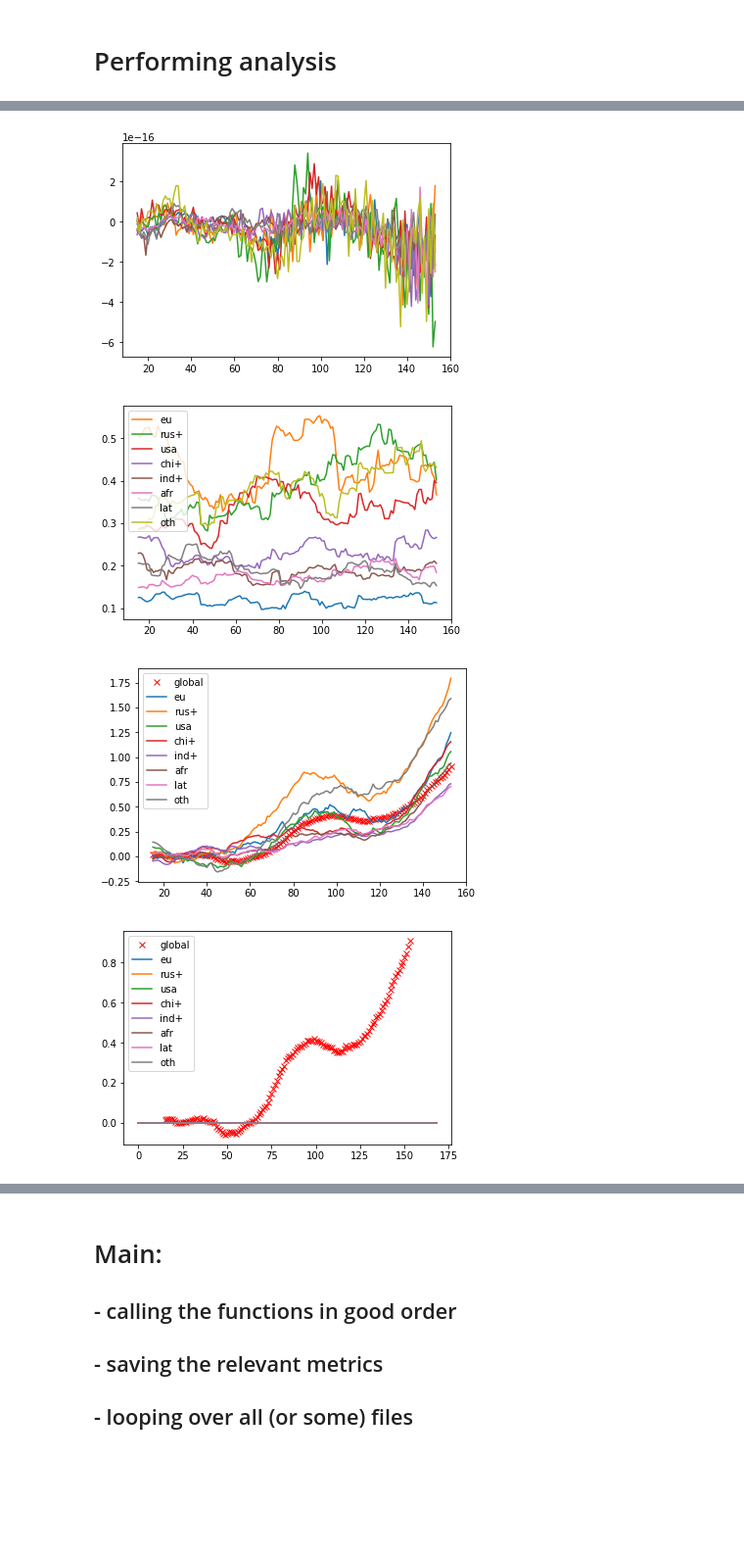
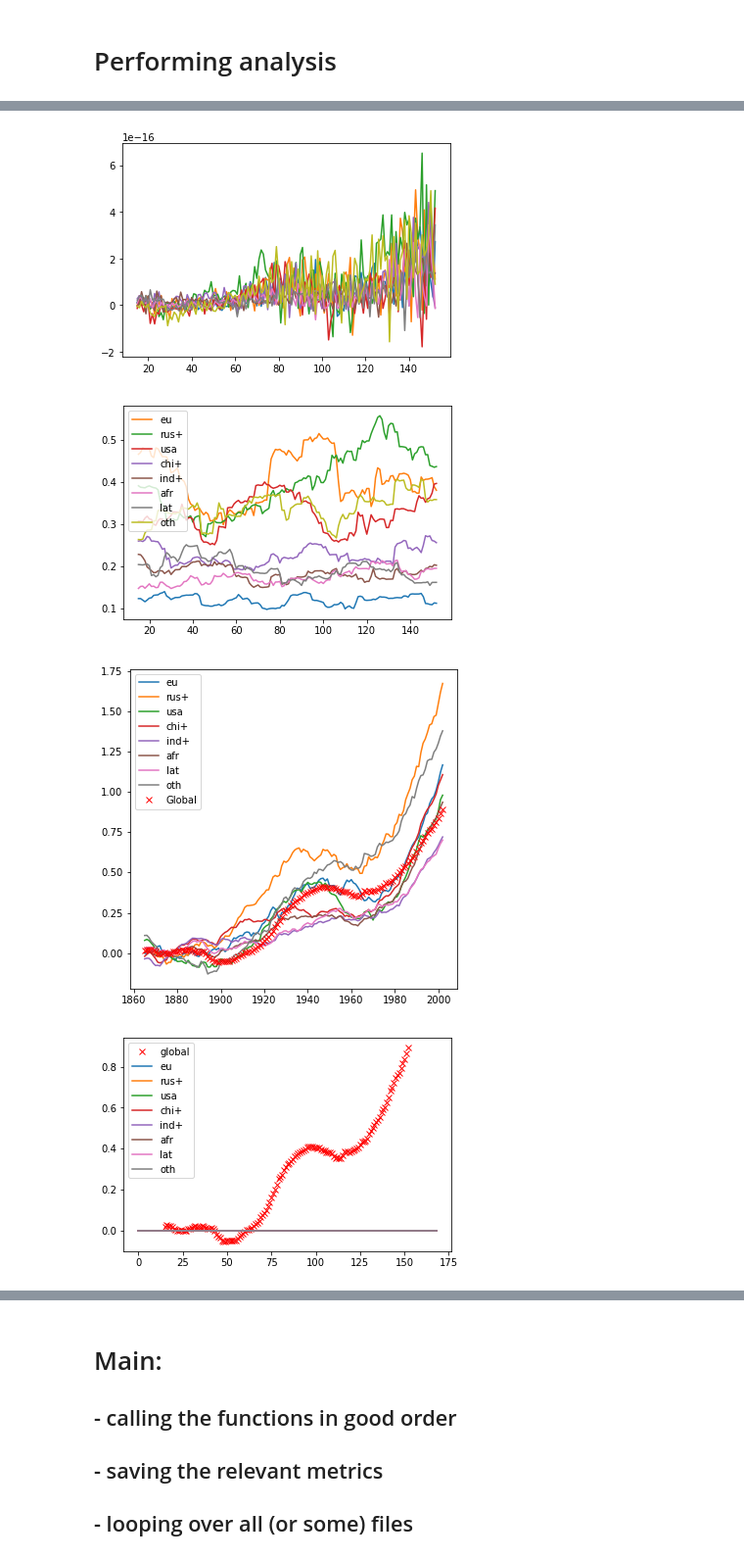
Before and after one commit to jkikstra/climvar, a Jupyter notebook: IlyasPastVariability.ipynb, the cells around one changed output, grey strips where cells are left out. Shown at 98% size. Saved outputs shown, nothing was run; the diff lists cells and outputs as text; code cells hidden in the pictures; blank space fills up the shorter version.

```diff
--- a/IlyasPastVariability.ipynb
+++ b/IlyasPastVariability.ipynb
@@ -139,7 +138,7 @@ def create_weighted_grids(grid): # grid should be input of 36 x 72 (so for 1 tim
 # %%
 # load the medians of the temperature anomalies from the datafile
 dsdir = '/data/aod/Ilyasetal2017_annual/wrt_18501900/'
-dsname = 'median.nc'
+dsname = 'ensemble_statistics.ann_wrt_18501900.nc' #'median.nc'
 DS = xr.open_dataset(dsdir + dsname, decode_times=False)
 t_anom_ds = DS['median']     # yearly data; [167 x 36 x 72], float32
 t_anom = t_anom_ds.values
@@ -209,23 +216,34 @@ def do_regional_data(data):
     for c in range(numregions): # run over all regions
         for year in range(numyears): # run over all years
             t_sum = 0
+            areaweights_sum = 0
             for i in range(grid_lat):
                 for j in range(grid_lon):
                     # this highly nested loop applies the weights of the masked grid to the data.
+                        ## apply area weighting here
+
                     if data.ndim == 2:
-                        t_sum = t_sum + (data[i][j] * weighted_grid[c][i][j])
+                        t_sum = t_sum + data[i][j] * weighted_grid[c][i][j]*areaweight(i)
+                        areaweights_sum = areaweights_sum + weighted_grid[c][i][j]*areaweight(i)
                     else:
-                        t_sum = t_sum + (data[year][i][j] * weighted_grid[c][i][j])
-            t_mean = t_sum/np.nansum(weighted_grid[c])
+                        t_sum = t_sum + data[year][i][j] * weighted_grid[c][i][j]*areaweight(i)
+                        areaweights_sum = areaweights_sum + weighted_grid[c][i][j]*areaweight(i)
+            t_mean = t_sum/areaweights_sum
             regional_data[c][year] = t_mean
 
     return regional_data
 
 regional_data = do_regional_data(t_anom)
-
-
-
-# plt.figure()
-# # plt.plot(range(regional_data.shape[1]), np.mean(global_data_detrended, axis=1))
-# for c in range(len(regions)):
-#     plt.plot(range(regional_data.shape[1]), regional_data[c])
+# %%
+# check results by printing regional mean temperatures, with area weighting
+plt.figure(figsize=(6, 6))
+# plt.plot(range(regional_data.shape[1]), np.mean(global_data_detrended, axis=1))
+global_data_plot = np.zeros(numyears_data)
+for k in range(numyears_data):
+    global_data_plot[k]  = np.mean(t_anom[k])
+
+for c in range(len(regions)):
+    plt.plot(range(startyr, endyr+1), regional_data[c], label = regions[c+1])
+plt.plot(range(startyr, endyr+1), global_data_plot,'rx', label = 'Global')
+plt.legend()
+plt.xlim((startyr,endyr))
@@ -352,6 +360,5 @@ nan
 # %%
 # check the data output:
-
 
 
 # regional temperatures (for all 30 entries of a climateperiod at a certain year) - should be fluctuating around zero
@@ -375,11 +382,14 @@ for c in range(len(regions)):
 plt.legend()
 
 # climatic temperatures:
-plt.figure()
-plt.plot(range(regional_data.shape[1]), global_clim_data, 'rx', label = 'global')
+plt.figure(figsize=(6, 6))
+
 for c in range(len(regions)):
-    plt.plot(range(regional_data.shape[1]), regional_clim_data[c], label = regions[c+1])
+    plt.plot(range(startyr, startyr + regional_data.shape[1]), regional_clim_data[c], label = regions[c+1])
+plt.plot(range(startyr, startyr + regional_data.shape[1]), global_clim_data, 'rx', label = 'Global')
 plt.legend()
+
+
 
 # detrended climatic data, which should yield basically zero for all regions:
 plt.figure()
@@ -393,7 +403,7 @@ plt.legend()
-[figure, old version]
+[figure, new version]
-[figure, old version]
+[figure, new version]
-[figure, old version]
+[figure, new version]
-[figure, old version]
+[figure, new version]
 # %%
 # global variables used:
 # - startyr
```
Also changed, not shown: parts of 23 cells of this notebook, 2 other files.
